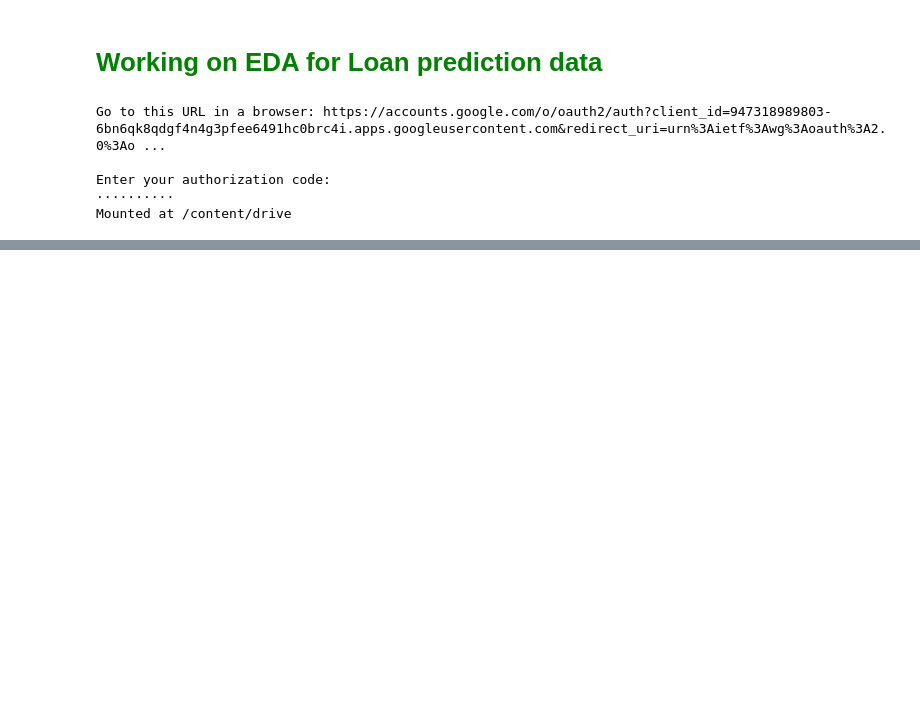
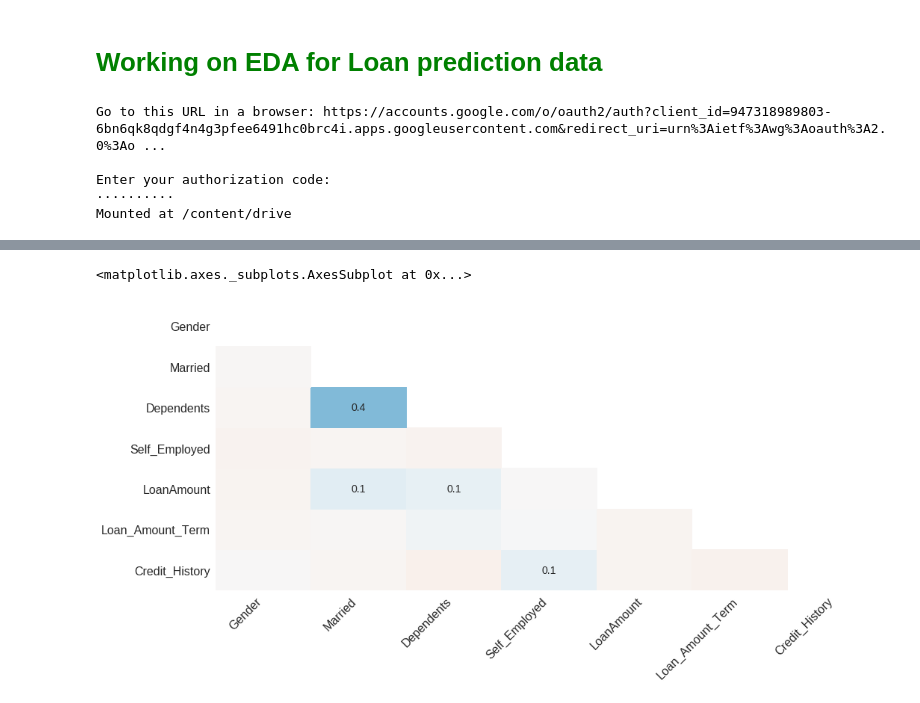
Before and after one commit to ss-pratapIIITB/Loan-Prediction, a Jupyter notebook: Loan_prediction_data.ipynb, the cells around one changed output, grey strips where cells are left out. Drawn from its saved outputs; the diff is of its cells as text; code cells hidden in the pictures; blank space fills up the shorter version.

```diff
--- a/Loan_prediction_data.ipynb
+++ b/Loan_prediction_data.ipynb
@@ -19,7 +19,7 @@ import matplotlib.pyplot as plt
 from sklearn.linear_model import LogisticRegression
 from sklearn.ensemble import RandomForestClassifier
 # %%
-#df = pd.read_csv('drive/My Drive/trainLoanPrediction.csv')
-#print(df.head())
+df = pd.read_csv('drive/My Drive/trainLoanPrediction.csv')
+print(df.head())
 print(df.shape)
 # %% [output]
@@ -108,0 +79,7 @@ ValueError: ignored
+# %%
+import missingno as msno
+msno.heatmap(df, figsize=(16,7))
+# The plot brings out no clear relation between missing values, you can go for matrix plot as well for similar analysis
+# %% [output]
+<matplotlib.axes._subplots.AxesSubplot at 0x...>
+[figure, added]
```
Also changed, not shown: parts of 14 cells of this notebook.
